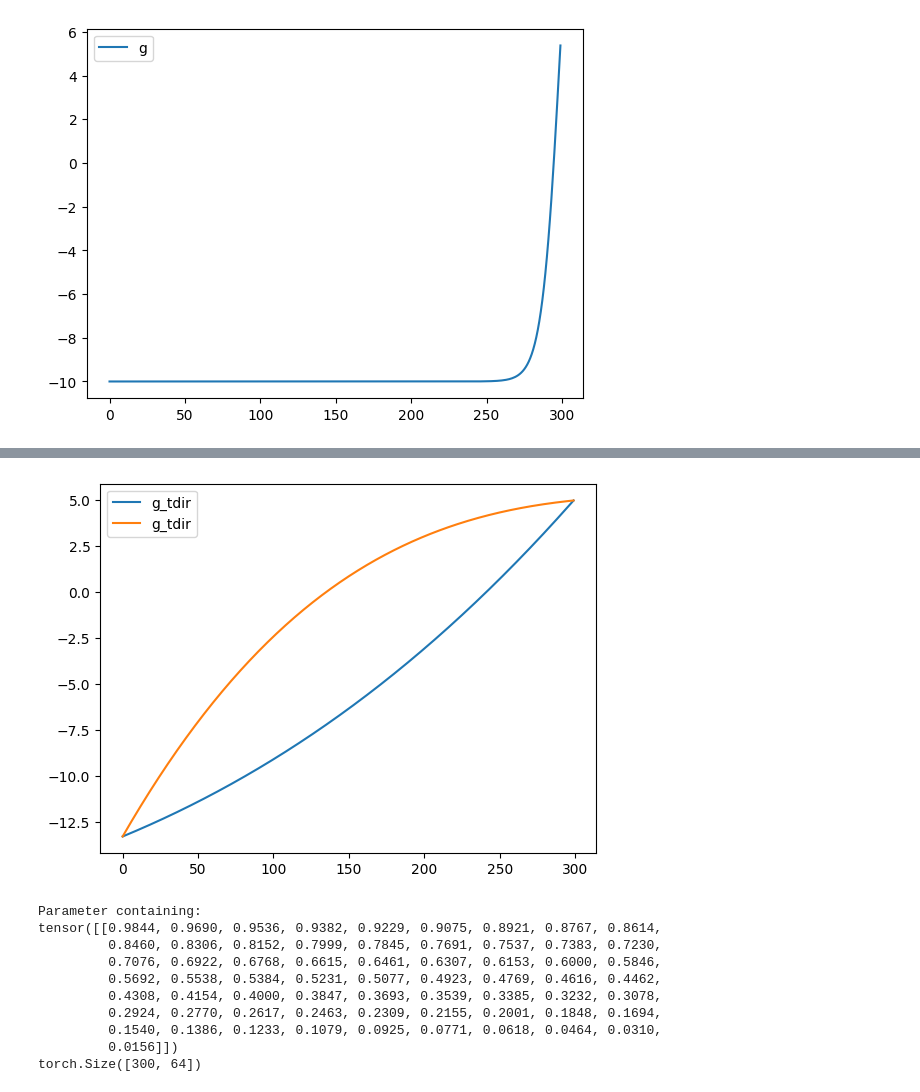
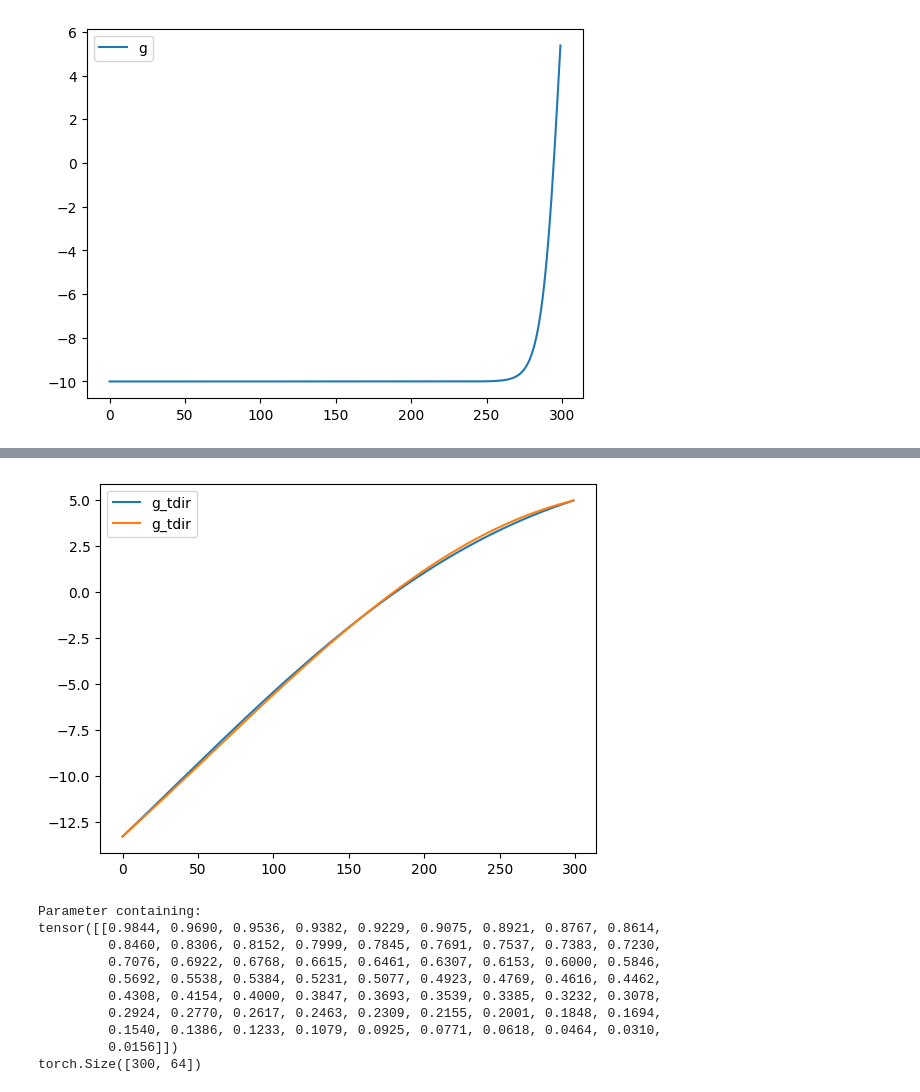
Before and after one commit to Nesta-gitU/discrete_diffusion, a Jupyter notebook: notebooks/ndm_parameterisation_modified (1).ipynb, the cells around one changed output, grey strips where cells are left out. Cells and saved outputs as stored; diff of their text form; code cells hidden in the pictures.

```diff
--- a/notebooks/ndm_parameterisation_modified (1).ipynb
+++ b/notebooks/ndm_parameterisation_modified (1).ipynb
@@ -871,35 +959,36 @@ class GammaMuLANtDir(GammaMuLAN):
     @staticmethod
     def sigma_2(g):
 
         vector = torch.sigmoid(g)
         sigma_2 = torch.diagonal
     """
 
 
 from types import SimpleNamespace
 
 mulan_config = SimpleNamespace(
                 gamma_shape=(2,),
                 seq_len= 1,
                 embedding_dim= 2,
                 gamma_min= -13.3,
-                gamma_max= 5.0
+                gamma_max= 5.0,
+                around_reference=True,
                 )
 
 gamma_here = GammaMuLANtDir(mulan_config)
 with torch.no_grad():
     t = torch.linspace(0, 1, 300)[:, None]
 
     g, dgmm = gamma_here(t)
     #print(dgmm)
 
     #plt.plot(dgmm, label='dg')
     plt.plot(g, label='g_tdir')
     plt.legend()
     plt.show()
     plt.close()
 # %% [output]
-[figure, old version]
+[figure, new version]
 # %%
 class GammaARReversed(Gamma):
     def __init__(self, config):
```
Also changed, not shown: parts of 14 cells of this notebook, 4 other files.
